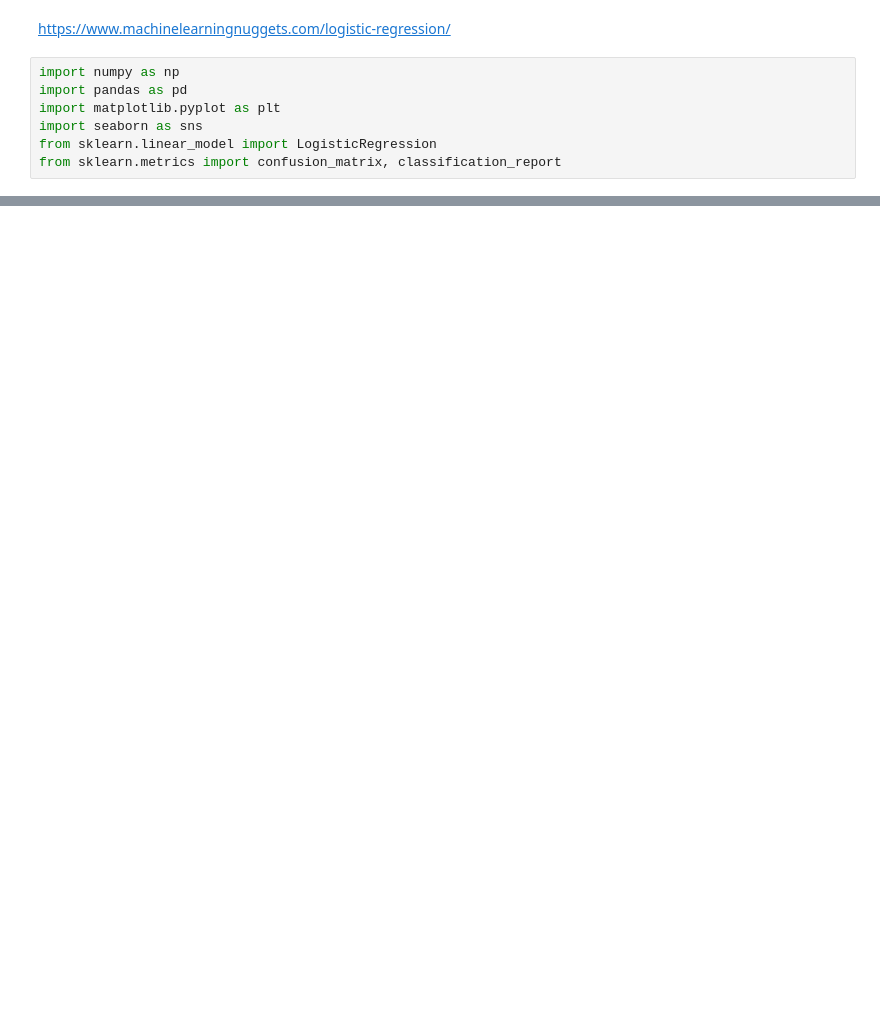
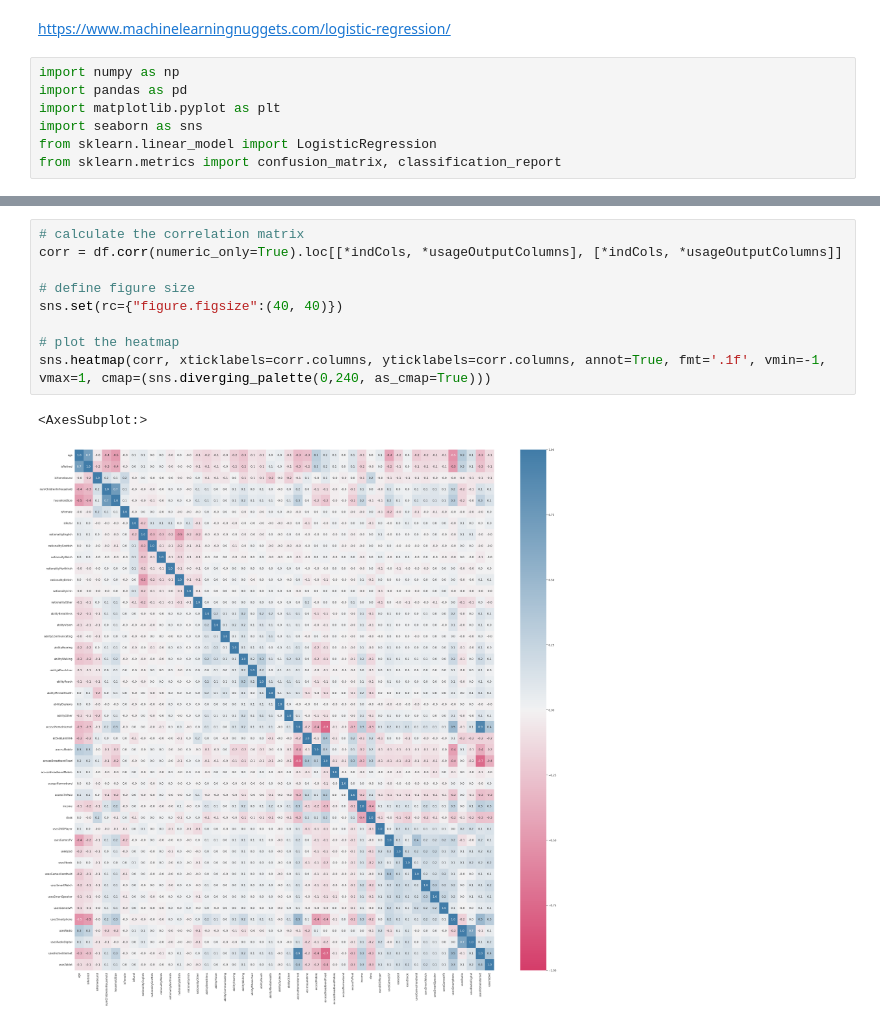
Before and after one commit to TheFirstQuestion/Technology-Tracker, a Jupyter notebook: logistic_regression.ipynb, the cells around one changed output, grey strips where cells are left out. Saved outputs shown, nothing was run; the diff lists cells and outputs as text; blank space fills up the shorter version.

```diff
--- a/logistic_regression.ipynb
+++ b/logistic_regression.ipynb
@@ -165,0 +234,12 @@ base rate: 0.027611044417767107 or 0.9723889555822329
+# %%
+# calculate the correlation matrix
+corr = df.corr(numeric_only=True).loc[[*indCols, *usageOutputColumns], [*indCols, *usageOutputColumns]]
+
+# define figure size
+sns.set(rc={"figure.figsize":(40, 40)})
+
+# plot the heatmap
+sns.heatmap(corr, xticklabels=corr.columns, yticklabels=corr.columns, annot=True, fmt='.1f', vmin=-1, vmax=1, cmap=(sns.diverging_palette(0,240, as_cmap=True)))
+# %% [output]
+<AxesSubplot:>
+[figure, added]
```
Also changed, not shown: parts of 10 cells of this notebook, 1 other file.
